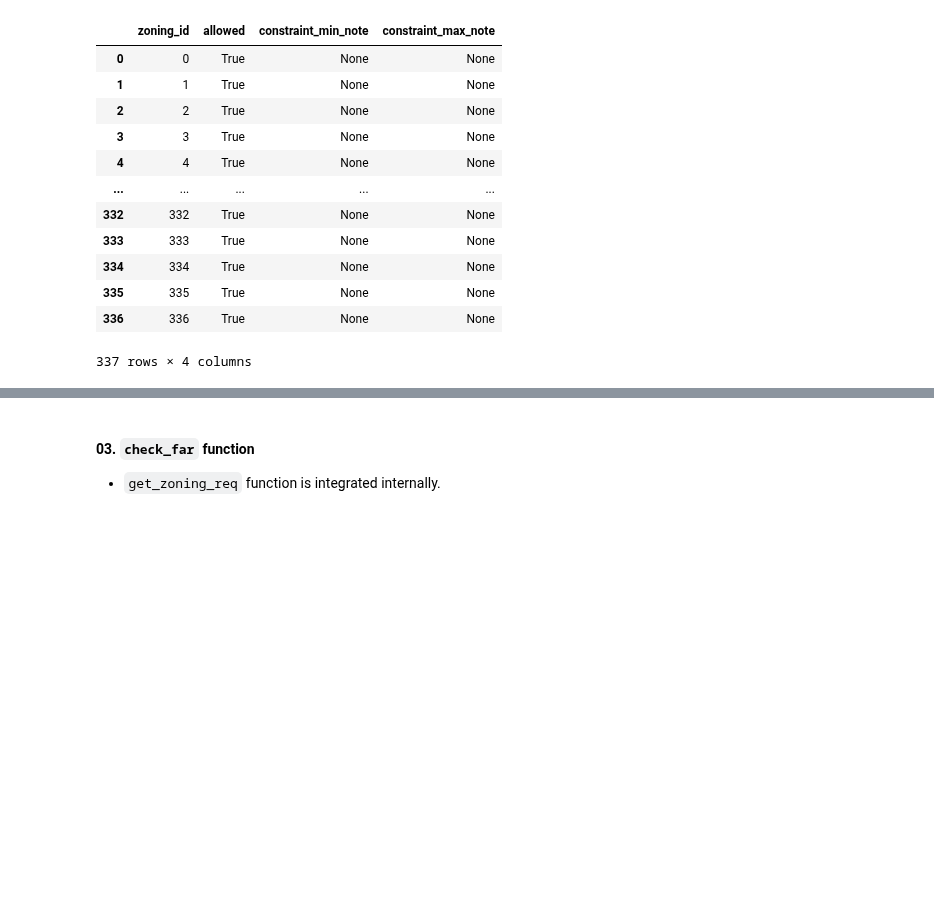
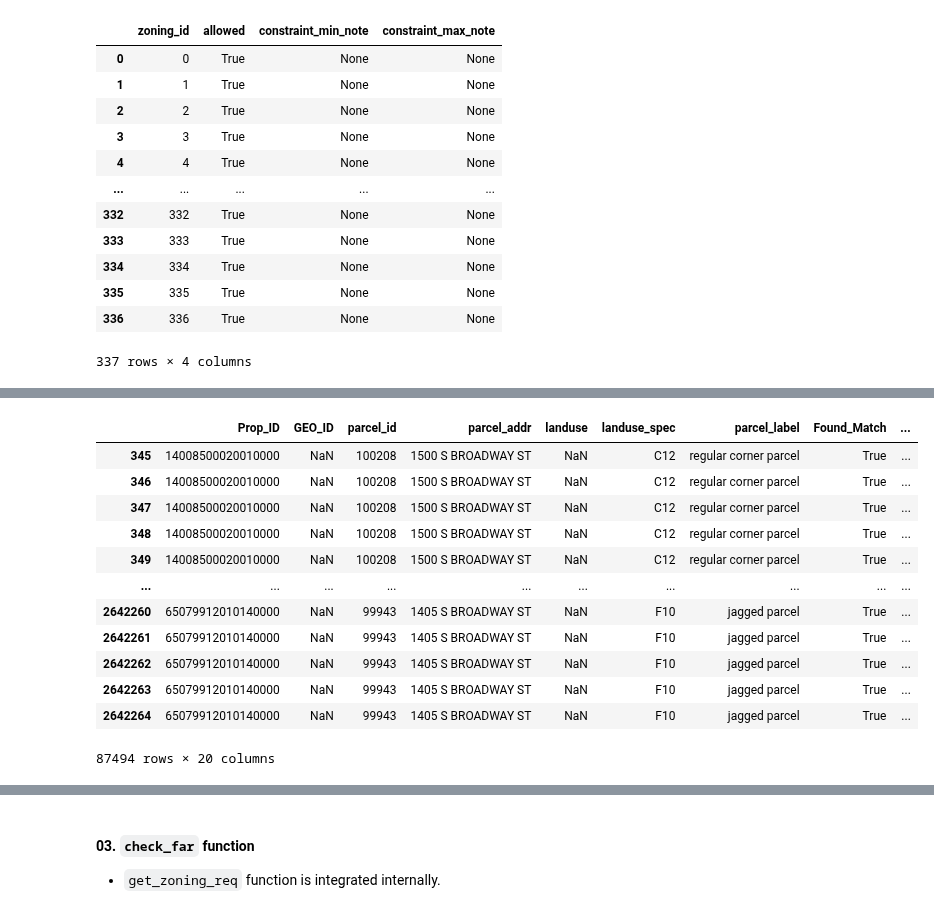
Before and after one commit to HOUPU1993/tidyzoning, a Jupyter notebook: test.ipynb, the cells around one changed output, grey strips where cells are left out. Cells and saved outputs as stored; diff of their text form; code cells hidden in the pictures; blank space fills up the shorter version.

```diff
--- a/test.ipynb
+++ b/test.ipynb
@@ -171,6 +172,3 @@ tidyzoning.loc[12]['structure_constraints']
  'unit_density': [{'unit': 'du/acre',
    'use_name': '1_family',
    'max_val': {'expression': '5.5'}}]}
-# %%
-tidybuilding_4_fam['type'] = '1_family'
-tidybuilding_4_fam
@@ -479,0 +504,27 @@ check_fl_area_result
+# %%
+check_land_use_results = check_land_use(tidybuilding_4_fam, tidyzoning)
+allowed_zoning_ids = check_land_use_results[check_land_use_results['allowed'] == True]['zoning_id'].unique()
+
+# Filter tidyzoning based on allowed zoning IDs
+tidyzoning_filtered = tidyzoning[tidyzoning.index.isin(allowed_zoning_ids)]
+
+# Step 2: Filter tidyparcels based on centroid condition
+centroid_rows = tidyparcel[tidyparcel["side"] == "centroid"]
+sjoin_result = centroid_rows.sjoin(tidyzoning_filtered, predicate="intersects", how="inner")
+valid_parcel_ids = sjoin_result["parcel_id"].unique()
+tidyparcel_filtered = tidyparcel[tidyparcel["parcel_id"].isin(valid_parcel_ids)]
+tidyparcel_filtered
+# %% [output]
+|  | Prop_ID | GEO_ID | parcel_id | parcel_addr | landuse | landuse_spec | parcel_label | Found_Match | ... |
+| 345 | 14008500020010000 | NaN | 100208 | 1500 S BROADWAY ST | NaN | C12 | regular corner parcel | True | ... |
+| 346 | 14008500020010000 | NaN | 100208 | 1500 S BROADWAY ST | NaN | C12 | regular corner parcel | True | ... |
+| 347 | 14008500020010000 | NaN | 100208 | 1500 S BROADWAY ST | NaN | C12 | regular corner parcel | True | ... |
+| 348 | 14008500020010000 | NaN | 100208 | 1500 S BROADWAY ST | NaN | C12 | regular corner parcel | True | ... |
+| 349 | 14008500020010000 | NaN | 100208 | 1500 S BROADWAY ST | NaN | C12 | regular corner parcel | True | ... |
+| ... | ... | ... | ... | ... | ... | ... | ... | ... | ... |
+| 2642260 | 65079912010140000 | NaN | 99943 | 1405 S BROADWAY ST | NaN | F10 | jagged parcel | True | ... |
+| 2642261 | 65079912010140000 | NaN | 99943 | 1405 S BROADWAY ST | NaN | F10 | jagged parcel | True | ... |
+| 2642262 | 65079912010140000 | NaN | 99943 | 1405 S BROADWAY ST | NaN | F10 | jagged parcel | True | ... |
+| 2642263 | 65079912010140000 | NaN | 99943 | 1405 S BROADWAY ST | NaN | F10 | jagged parcel | True | ... |
+| 2642264 | 65079912010140000 | NaN | 99943 | 1405 S BROADWAY ST | NaN | F10 | jagged parcel | True | ... |
+87494 rows × 20 columns
```
Also changed, not shown: parts of 13 cells of this notebook, 2 other files.
